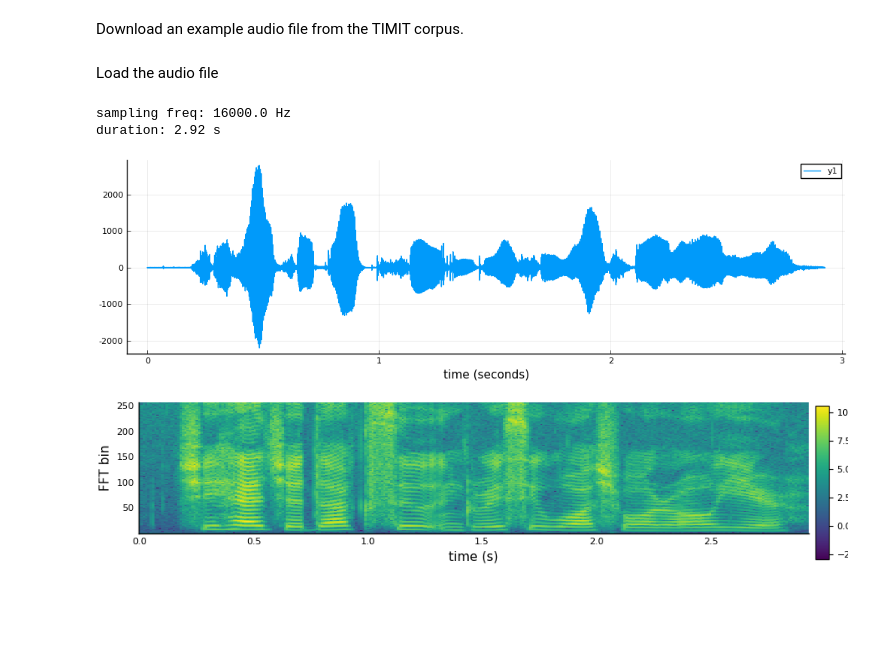
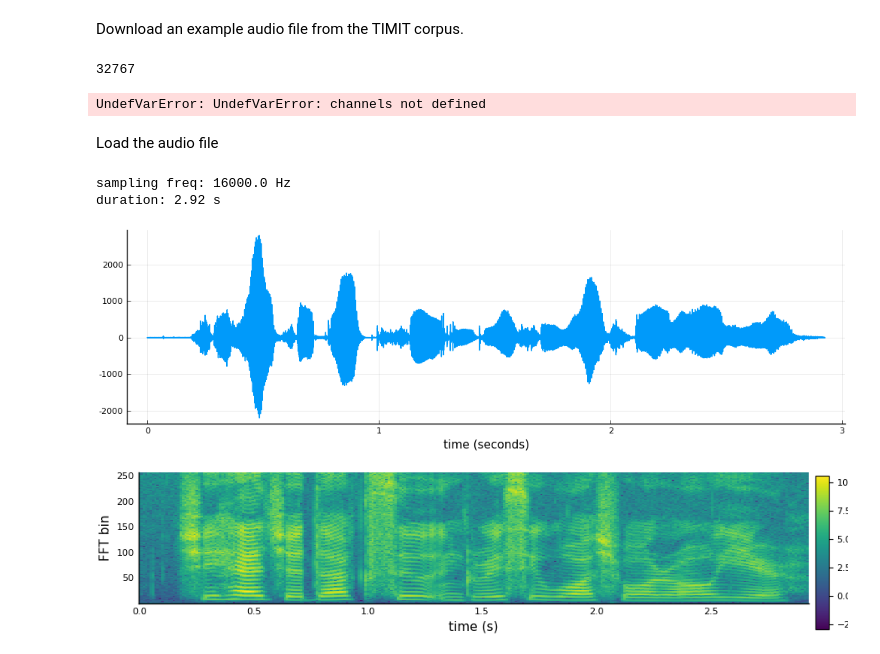
Before and after one commit to lucasondel/SpeechFeatures.jl, a Jupyter notebook: example/MFCC.ipynb, the cells around one changed output. Drawn from its saved outputs; the diff is of its cells as text; code cells hidden in the pictures; blank space fills up the shorter version.

Commit message:
Added notebook example

```diff
--- a/example/MFCC.ipynb
+++ b/example/MFCC.ipynb
@@ -21,27 +24,38 @@ using PaddedViews
 # %% [markdown]
-Download an example audio file from the TIMIT corpus.
+Download an example audio file from the TIMIT
+corpus.
 # %%
 if ! isfile("LDC93S1.wav")
     run(`wget https://catalog.ldc.upenn.edu/desc/addenda/LDC93S1.wav`)
 end
+# %%
+typemax(Int16)
+# %% [output]
+32767
+# %%
+channels
+# %% [output]
+UndefVarError: UndefVarError: channels not defined
 # %% [markdown]
 Load the audio file
 # %%
 # The "native" option get the data in int16 type.
 # Reading the data in "double" format maybe cause
 # some problems later with the "dithering" parameter.
-channels, srate = wavread("LDC93S1.wav", format="native")
+channels, srate = wavread("LDC93S1.wav", format="double")
+channels *= typemax(Int16)
+
 
 # TIMIT data has only one channel (i.e. "mono")
 x = channels[:, 1]
 
 println("sampling freq: $srate Hz\nduration: $(round(length(x) / srate, digits=2)) s")
 
 t = range(0, length(x) / srate, length=length(x))
-plot(t, x, size=(1000, 300), xlabel="time (seconds)")
+plot(t, x, size=(1000, 300), xlabel="time (seconds)", legend = false)
 # %% [output]
 sampling freq: 16000.0 Hz
 duration: 2.92 s
-[figure, old version]
+[figure, new version]
 # %%
 lms = LogMagnitudeSpectrum(
```
Also changed, not shown: parts of 5 cells of this notebook.
